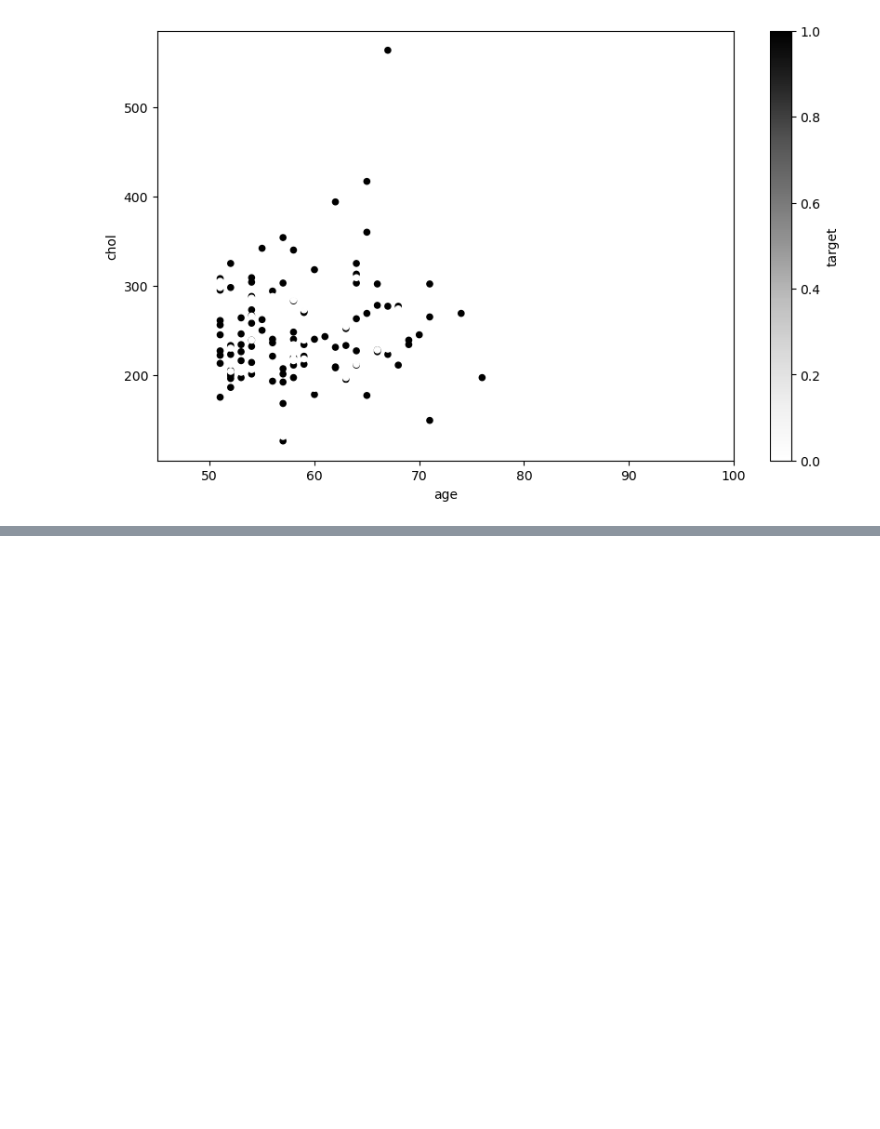
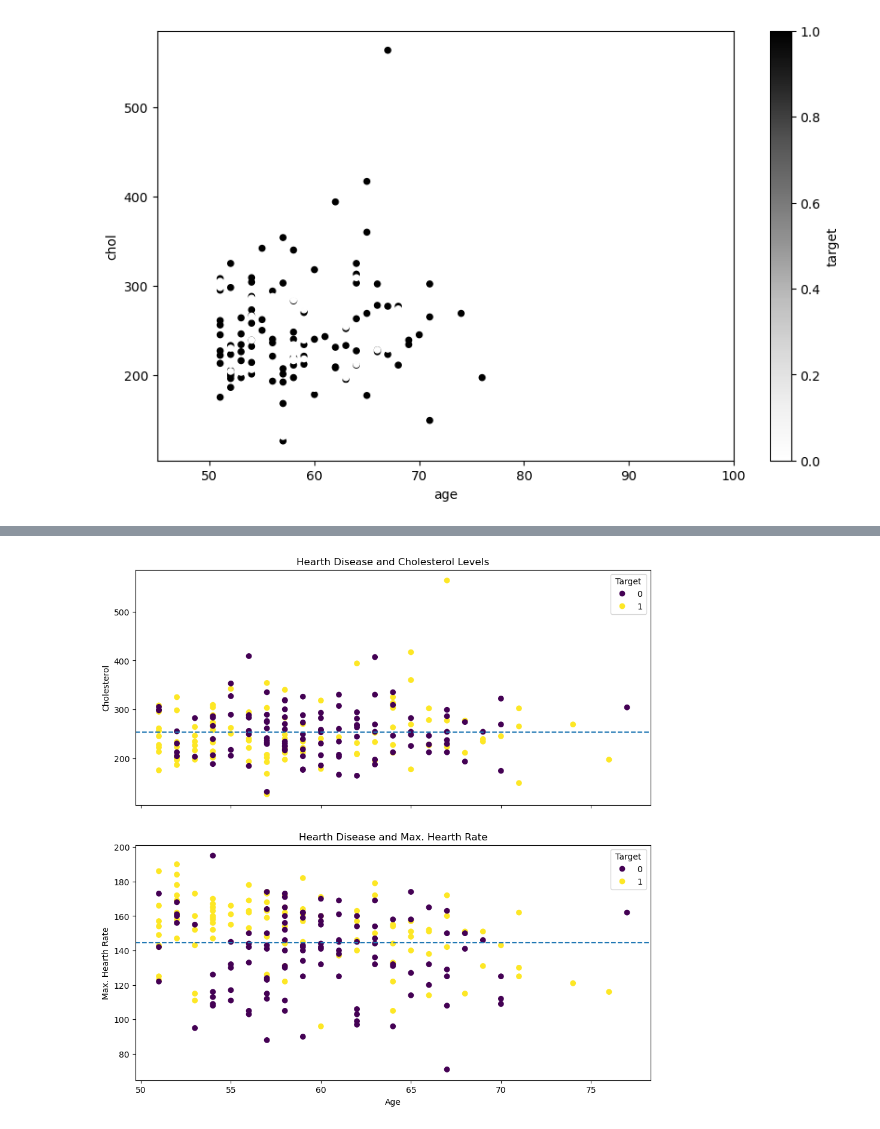
Before and after one commit to leandrofahur/senior-python-developer, a Jupyter notebook: machine-learning/matplotlib-data-analysis/introduction-to-matplotlib.ipynb, the cells around one changed output, grey strips where cells are left out. Saved outputs shown, nothing was run; the diff lists cells and outputs as text; code cells hidden in the pictures; blank space fills up the shorter version.

Commit message:
complex subplots

```diff
--- a/machine-learning/matplotlib-data-analysis/introduction-to-matplotlib.ipynb
+++ b/machine-learning/matplotlib-data-analysis/introduction-to-matplotlib.ipynb
@@ -406,0 +407,31 @@ ax.axhline(over_50["chol"])
+# %%
+# OO method from scratch:
+fig, (ax0, ax1) = plt.subplots(nrows=2, ncols=1,figsize=(10,10), sharex=True)
+
+# step 1 - plot the data:
+scatter0 = ax0.scatter(x=over_50["age"], y=over_50["chol"], c=over_50["target"]);
+scatter1 = ax1.scatter(x=over_50["age"], y=over_50["thalach"], c=over_50["target"]);
+
+# step 2 - customixe the title, and x,y labels:
+ax0.set(title="Hearth Disease and Cholesterol Levels",
+        ylabel="Cholesterol");
+
+ax1.set(title="Hearth Disease and Max. Hearth Rate",
+        xlabel="Age",
+        ylabel="Max. Hearth Rate");
+
+# step 3 - add a legend:
+ax0.legend(*scatter0.legend_elements(),title="Target");
+ax1.legend(*scatter1.legend_elements(),title="Target");
+
+# step 4 - add an horizontal line (x-axis):
+ax0.axhline(over_50["chol"].mean(), linestyle="--");
+ax1.axhline(over_50["thalach"].mean(), linestyle="--");
+
+# step 5 - adjust the padding between the subplots:
+fig.tight_layout(pad=3.0)
+
+# step 6 - add a title for the whole subplots figure:
+fig.suptitle("Heart Disease Analysis", fonts)
+# %% [output]
+[figure, added]
```
Also changed, not shown: parts of 1 cell of this notebook.
